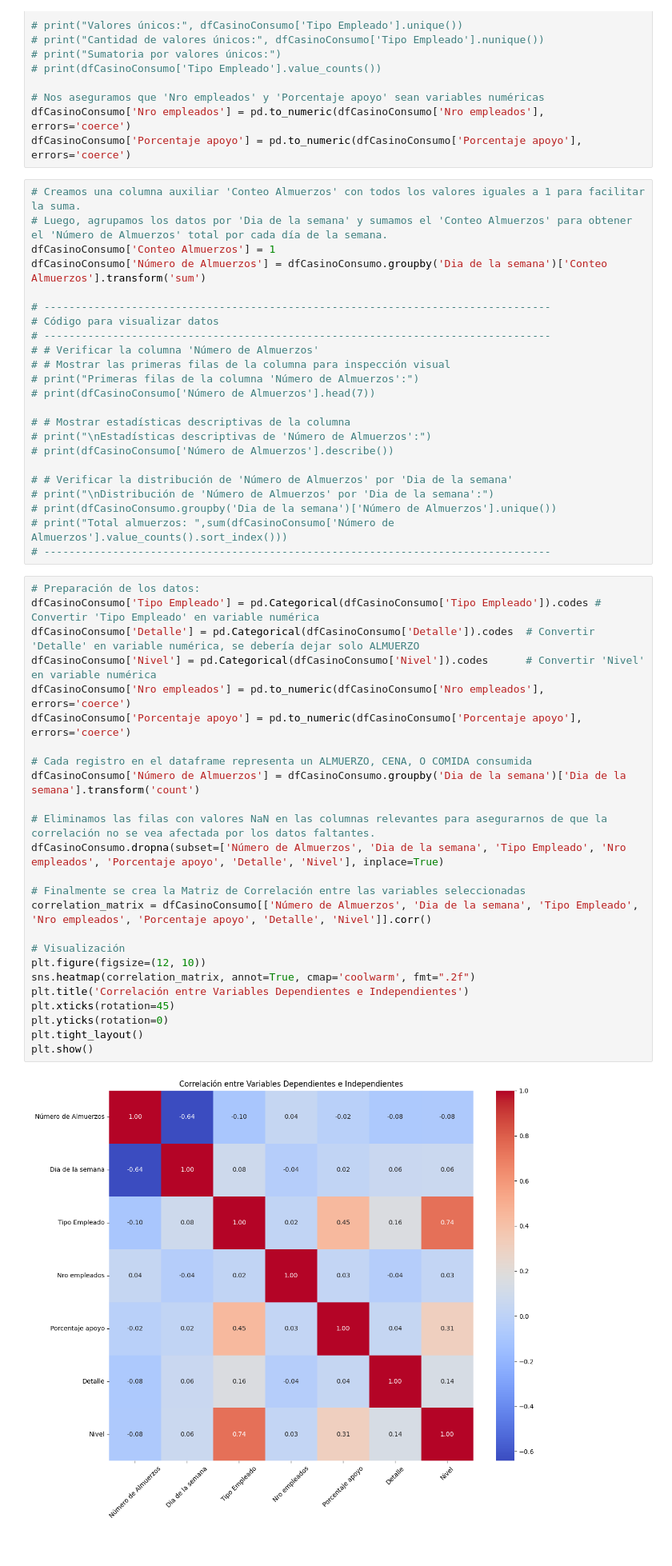
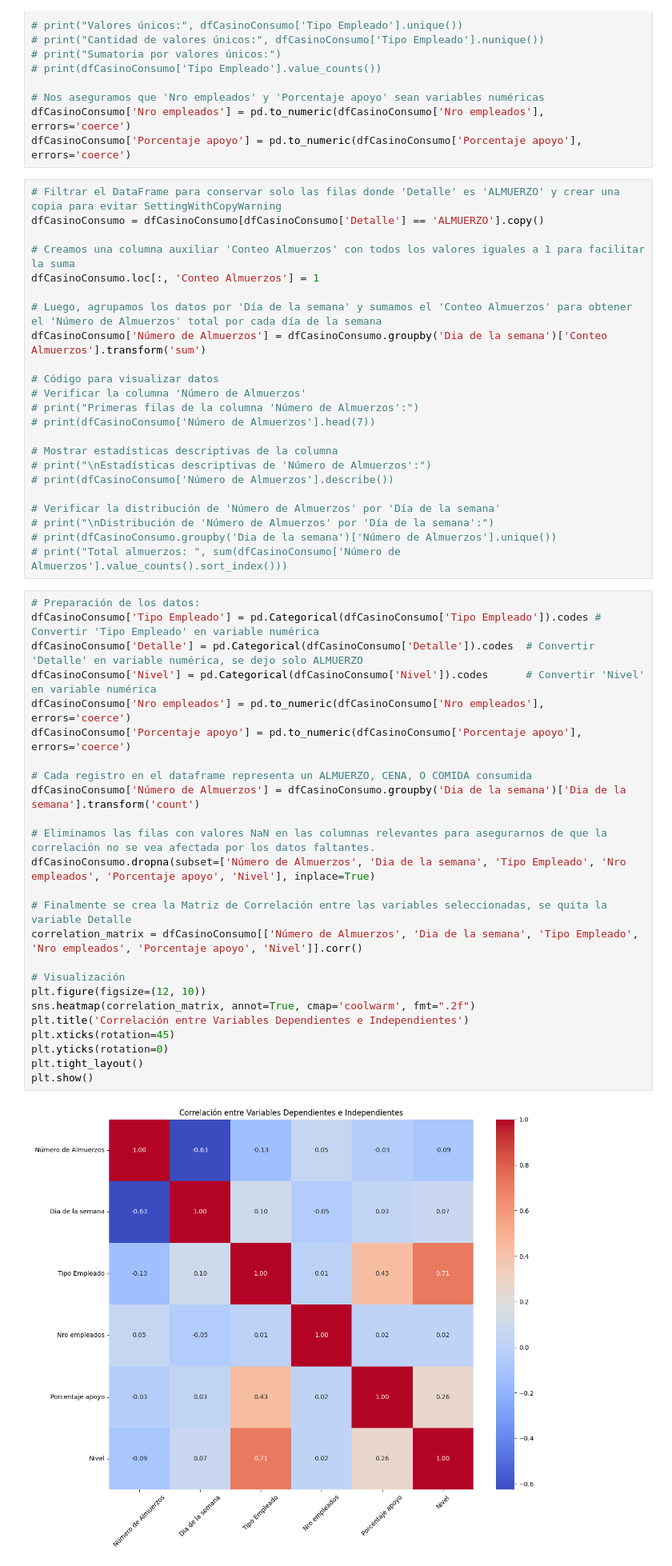
Before and after one commit to A01793509/Equipo_44, a Jupyter notebook: Avance1_44.ipynb, the cells around one changed output. Shown at 80% size. Saved outputs shown, nothing was run; the diff lists cells and outputs as text.

```diff
--- a/Avance1_44.ipynb
+++ b/Avance1_44.ipynb
@@ -239,55 +239,55 @@ dfCasinoConsumo['Tipo Empleado'] = pd.Categorical(dfCasinoConsumo['Tipo Empleado
 dfCasinoConsumo['Nro empleados'] = pd.to_numeric(dfCasinoConsumo['Nro empleados'], errors='coerce')
 dfCasinoConsumo['Porcentaje apoyo'] = pd.to_numeric(dfCasinoConsumo['Porcentaje apoyo'], errors='coerce')
 # %%
-# Creamos una columna auxiliar 'Conteo Almuerzos' con todos los valores iguales a 1 para facilitar la suma.
-# Luego, agrupamos los datos por 'Dia de la semana' y sumamos el 'Conteo Almuerzos' para obtener el 'Número de Almuerzos' total por cada día de la semana.
-dfCasinoConsumo['Conteo Almuerzos'] = 1
+# Filtrar el DataFrame para conservar solo las filas donde 'Detalle' es 'ALMUERZO' y crear una copia para evitar SettingWithCopyWarning
+dfCasinoConsumo = dfCasinoConsumo[dfCasinoConsumo['Detalle'] == 'ALMUERZO'].copy()
+
+# Creamos una columna auxiliar 'Conteo Almuerzos' con todos los valores iguales a 1 para facilitar la suma
+dfCasinoConsumo.loc[:, 'Conteo Almuerzos'] = 1
+
+# Luego, agrupamos los datos por 'Día de la semana' y sumamos el 'Conteo Almuerzos' para obtener el 'Número de Almuerzos' total por cada día de la semana
 dfCasinoConsumo['Número de Almuerzos'] = dfCasinoConsumo.groupby('Dia de la semana')['Conteo Almuerzos'].transform('sum')
 
-# ---------------------------------------------------------------------------------
 # Código para visualizar datos
-# ---------------------------------------------------------------------------------
-# # Verificar la columna 'Número de Almuerzos'
-# # Mostrar las primeras filas de la columna para inspección visual
+# Verificar la columna 'Número de Almuerzos'
 # print("Primeras filas de la columna 'Número de Almuerzos':")
 # print(dfCasinoConsumo['Número de Almuerzos'].head(7))
 
-# # Mostrar estadísticas descriptivas de la columna
+# Mostrar estadísticas descriptivas de la columna
 # print("\nEstadísticas descriptivas de 'Número de Almuerzos':")
 # print(dfCasinoConsumo['Número de Almuerzos'].describe())
 
-# # Verificar la distribución de 'Número de Almuerzos' por 'Dia de la semana'
-# print("\nDistribución de 'Número de Almuerzos' por 'Dia de la semana':")
+# Verificar la distribución de 'Número de Almuerzos' por 'Día de la semana'
+# print("\nDistribución de 'Número de Almuerzos' por 'Día de la semana':")
 # print(dfCasinoConsumo.groupby('Dia de la semana')['Número de Almuerzos'].unique())
-# print("Total almuerzos: ",sum(dfCasinoConsumo['Número de Almuerzos'].value_counts().sort_index()))
-# ---------------------------------------------------------------------------------
+# print("Total almuerzos: ", sum(dfCasinoConsumo['Número de Almuerzos'].value_counts().sort_index()))
 # %%
 # Preparación de los datos:
 dfCasinoConsumo['Tipo Empleado'] = pd.Categorical(dfCasinoConsumo['Tipo Empleado']).codes # Convertir 'Tipo Empleado' en variable numérica
-dfCasinoConsumo['Detalle'] = pd.Categorical(dfCasinoConsumo['Detalle']).codes  # Convertir 'Detalle' en variable numérica, se debería dejar solo ALMUERZO
+dfCasinoConsumo['Detalle'] = pd.Categorical(dfCasinoConsumo['Detalle']).codes  # Convertir 'Detalle' en variable numérica, se dejo solo ALMUERZO
 dfCasinoConsumo['Nivel'] = pd.Categorical(dfCasinoConsumo['Nivel']).codes      # Convertir 'Nivel' en variable numérica
 dfCasinoConsumo['Nro empleados'] = pd.to_numeric(dfCasinoConsumo['Nro empleados'], errors='coerce')
 dfCasinoConsumo['Porcentaje apoyo'] = pd.to_numeric(dfCasinoConsumo['Porcentaje apoyo'], errors='coerce')
 
 # Cada registro en el dataframe representa un ALMUERZO, CENA, O COMIDA consumida
 dfCasinoConsumo['Número de Almuerzos'] = dfCasinoConsumo.groupby('Dia de la semana')['Dia de la semana'].transform('count')
 
 # Eliminamos las filas con valores NaN en las columnas relevantes para asegurarnos de que la correlación no se vea afectada por los datos faltantes.
-dfCasinoConsumo.dropna(subset=['Número de Almuerzos', 'Dia de la semana', 'Tipo Empleado', 'Nro empleados', 'Porcentaje apoyo', 'Detalle', 'Nivel'], inplace=True)
+dfCasinoConsumo.dropna(subset=['Número de Almuerzos', 'Dia de la semana', 'Tipo Empleado', 'Nro empleados', 'Porcentaje apoyo', 'Nivel'], inplace=True)
 
-# Finalmente se crea la Matriz de Correlación entre las variables seleccionadas
-correlation_matrix = dfCasinoConsumo[['Número de Almuerzos', 'Dia de la semana', 'Tipo Empleado', 'Nro empleados', 'Porcentaje apoyo', 'Detalle', 'Nivel']].corr()
+# Finalmente se crea la Matriz de Correlación entre las variables seleccionadas, se quita la variable Detalle
+correlation_matrix = dfCasinoConsumo[['Número de Almuerzos', 'Dia de la semana', 'Tipo Empleado', 'Nro empleados', 'Porcentaje apoyo', 'Nivel']].corr()
 
 # Visualización
 plt.figure(figsize=(12, 10))
 sns.heatmap(correlation_matrix, annot=True, cmap='coolwarm', fmt=".2f")
 plt.title('Correlación entre Variables Dependientes e Independientes')
 plt.xticks(rotation=45)
 plt.yticks(rotation=0)
 plt.tight_layout()
 plt.show()
 # %% [output]
-[figure, old version]
+[figure, new version]
 # %% [markdown]
 ---
 #####🔎 Algunas de las conclusiones obtenidas para calcular la corrrelación entre las variables dependientes e independientes:
```
Also changed, not shown: parts of 1 cell of this notebook.
